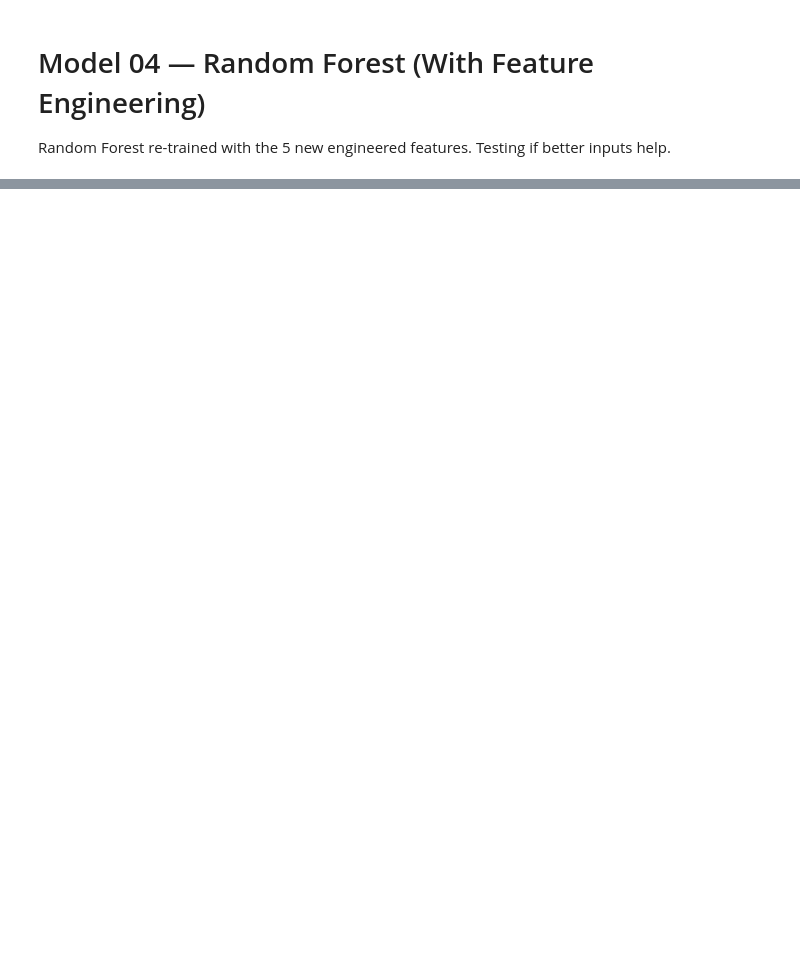
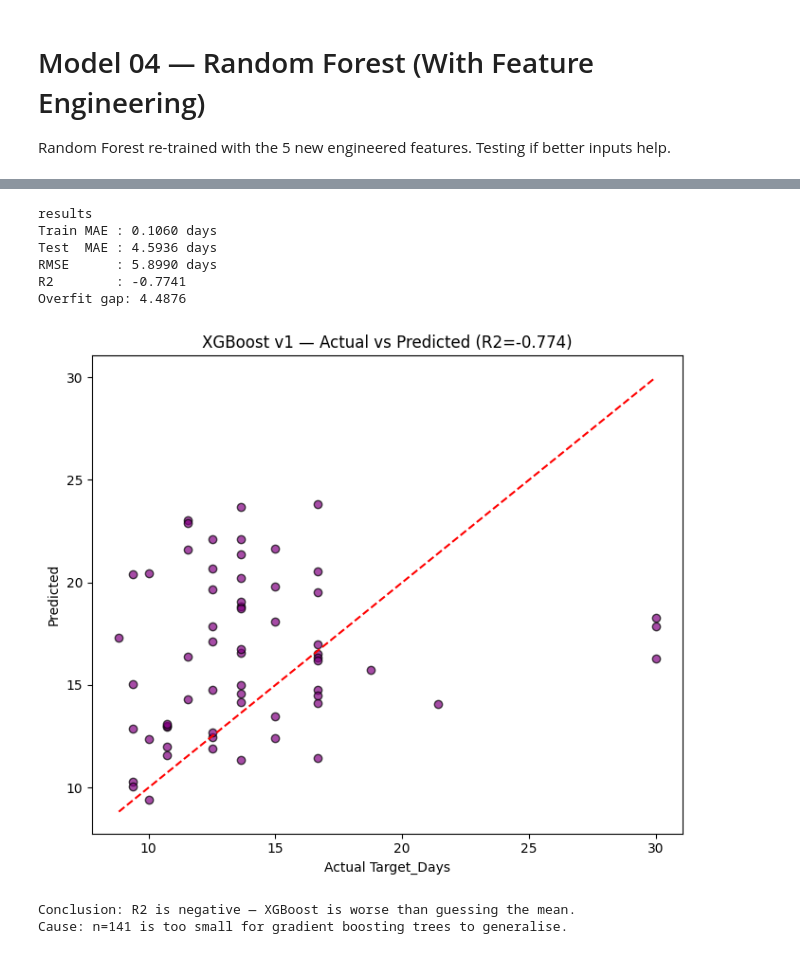
Before and after one commit to Akshatha7710/smart-tea-estate-management-system, a Jupyter notebook: model_training.ipynb, the cells around one changed output, grey strips where cells are left out. Drawn from its saved outputs; the diff is of its cells as text; code cells hidden in the pictures; blank space fills up the shorter version.

Commit message:
Model 5: XGBoost — negative R2, gradient boosting fails on small dataset

```diff
--- a/model_training.ipynb
+++ b/model_training.ipynb
@@ -138,0 +214,40 @@ print("\nConclusion: Still overfitting. Train/test MAE gap is large.")
+# %%
+from xgboost import XGBRegressor
+xgb = XGBRegressor(n_estimators=500, max_depth=3, learning_rate=0.05,
+                   subsample=0.8, colsample_bytree=0.8,
+                   reg_alpha=0.1, reg_lambda=1.0,
+                   random_state=42, verbosity=0)
+xgb.fit(X_train, y_train)
+y_pred = xgb.predict(X_test)
+mae  = mean_absolute_error(y_test, y_pred)
+rmse = np.sqrt(mean_squared_error(y_test, y_pred))
+r2   = r2_score(y_test, y_pred)
+train_mae = mean_absolute_error(y_train, xgb.predict(X_train))
+
+print("results")
+print(f"Train MAE : {train_mae:.4f} days")
+print(f"Test  MAE : {mae:.4f} days")
+print(f"RMSE      : {rmse:.4f} days")
+print(f"R2        : {r2:.4f}")
+print(f"Overfit gap: {mae - train_mae:.4f}")
+# %% [output]
+results
+Train MAE : 0.1060 days
+Test  MAE : 4.5936 days
+RMSE      : 5.8990 days
+R2        : -0.7741
+Overfit gap: 4.4876
+# %%
+# Scatter plot actual vs predicted
+fig, ax = plt.subplots(figsize=(7,6))
+ax.scatter(y_test, y_pred, alpha=0.7, color='purple', edgecolors='k')
+ax.plot([y_test.min(),y_test.max()],[y_test.min(),y_test.max()],'r--')
+ax.set_xlabel('Actual Target_Days'); ax.set_ylabel('Predicted')
+ax.set_title(f'XGBoost v1 — Actual vs Predicted (R2={r2:.3f})')
+plt.tight_layout(); plt.savefig('model_05_xgb_scatter.png',dpi=150); plt.show()
+print("Conclusion: R2 is negative — XGBoost is worse than guessing the mean.")
+print("Cause: n=141 is too small for gradient boosting trees to generalise.")
+# %% [output]
+[figure, added]
+Conclusion: R2 is negative — XGBoost is worse than guessing the mean.
+Cause: n=141 is too small for gradient boosting trees to generalise.
```
Also changed, not shown: parts of 12 cells of this notebook.
